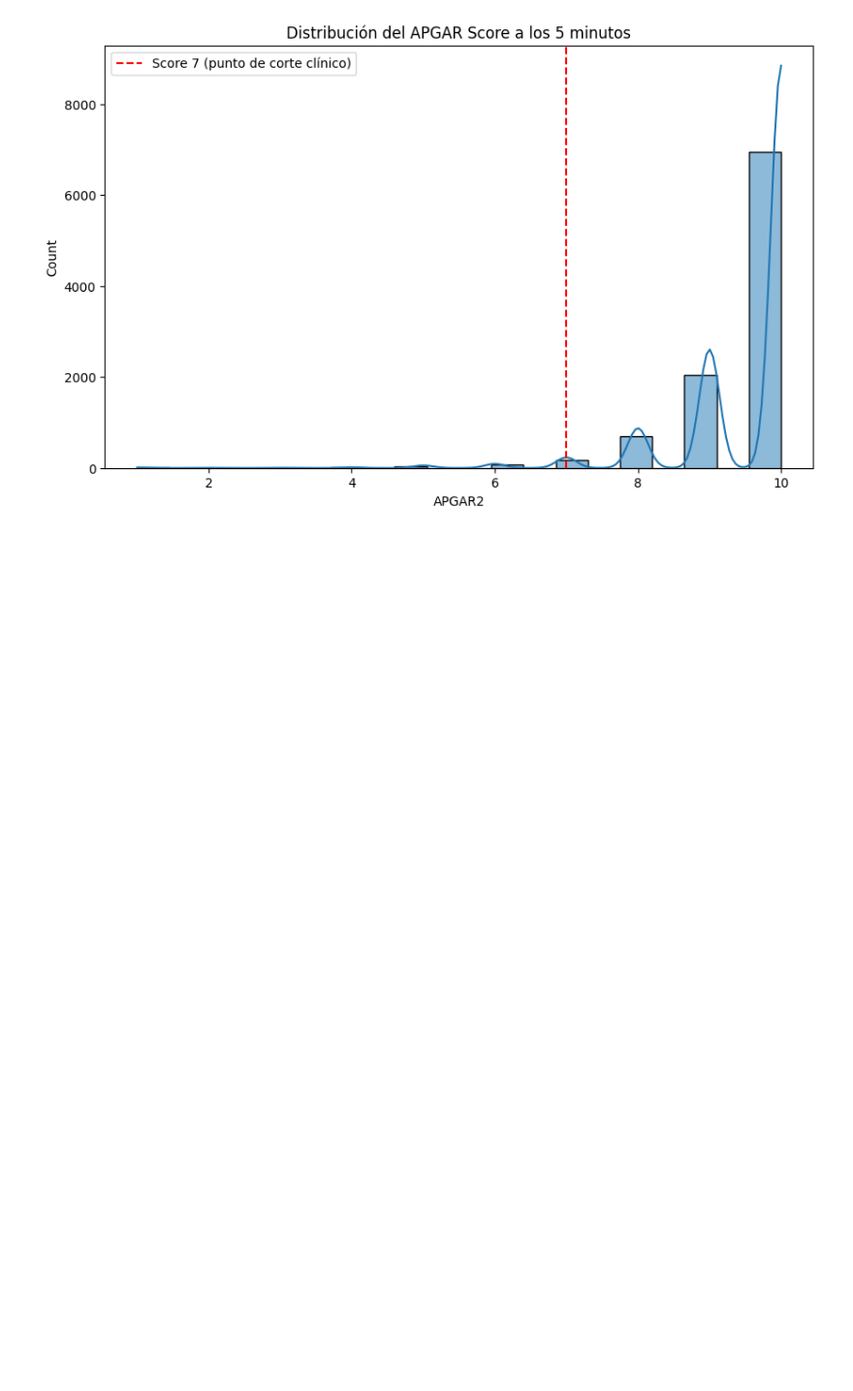
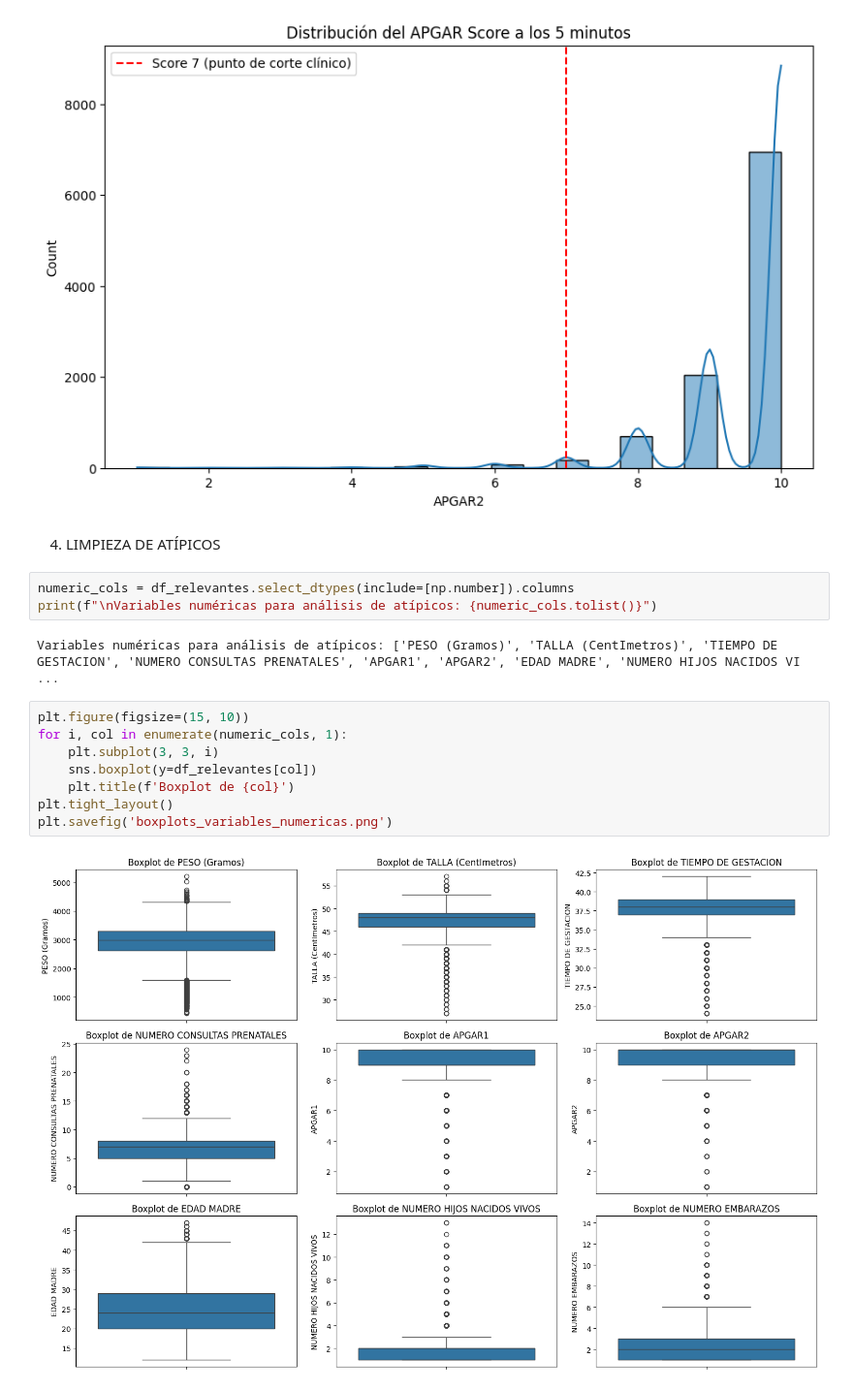
Before and after one commit to botanicalex/mineria_final, a Jupyter notebook: limpieza.ipynb, the cells around one changed output. Shown at 97% size. Drawn from its saved outputs; the diff is of its cells as text; blank space fills up the shorter version.

```diff
--- a/limpieza.ipynb
+++ b/limpieza.ipynb
@@ -250,3 +220,20 @@ plt.legend()
 plt.savefig('apgar2_distribucion.png')
 # %% [output]
 [figure]
+# %% [markdown]
+4. LIMPIEZA DE ATÍPICOS
+# %%
+numeric_cols = df_relevantes.select_dtypes(include=[np.number]).columns
+print(f"\nVariables numéricas para análisis de atípicos: {numeric_cols.tolist()}")
+# %% [output]
+Variables numéricas para análisis de atípicos: ['PESO (Gramos)', 'TALLA (CentImetros)', 'TIEMPO DE GESTACION', 'NUMERO CONSULTAS PRENATALES', 'APGAR1', 'APGAR2', 'EDAD MADRE', 'NUMERO HIJOS NACIDOS VI ...
+# %%
+plt.figure(figsize=(15, 10))
+for i, col in enumerate(numeric_cols, 1):
+    plt.subplot(3, 3, i)
+    sns.boxplot(y=df_relevantes[col])
+    plt.title(f'Boxplot de {col}')
+plt.tight_layout()
+plt.savefig('boxplots_variables_numericas.png')
+# %% [output]
+[figure, added]
```
Also changed, not shown: parts of 19 cells of this notebook, 1 other file.
